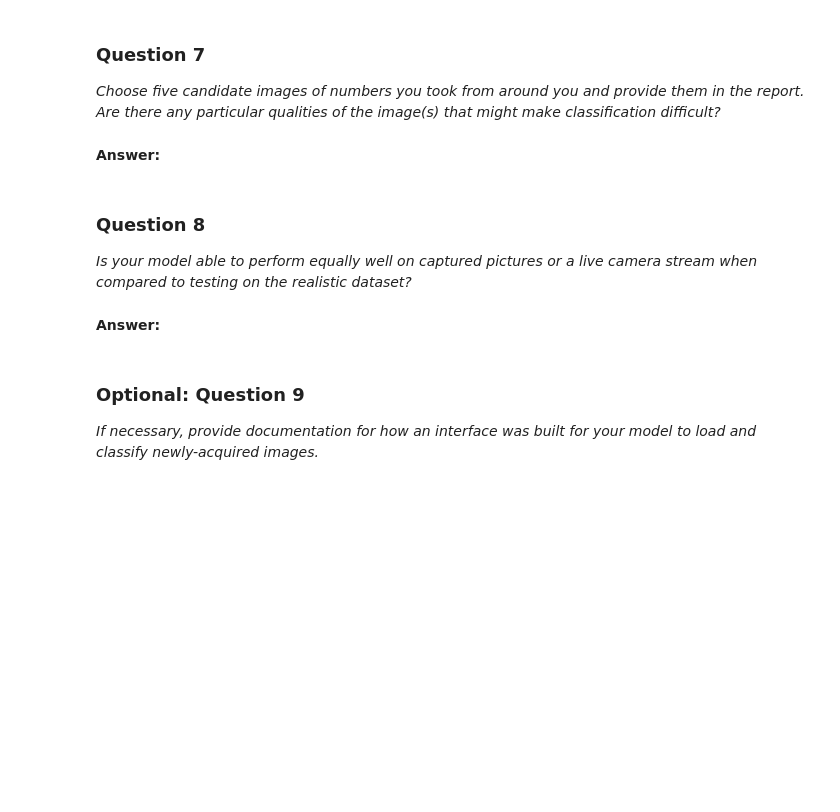
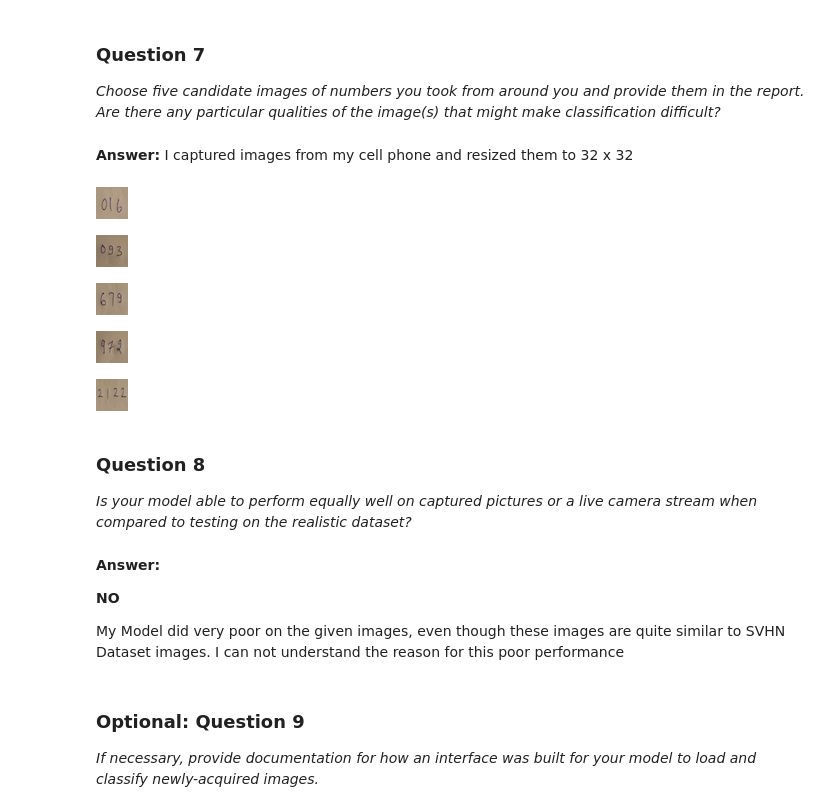
Before and after one commit to himanshubabal/Google-Street-View-House-Numbers, a Jupyter notebook: digit_recognition.ipynb, the cells around one changed output. Cells and saved outputs as stored; diff of their text form; code cells hidden in the pictures; blank space fills up the shorter version.

```diff
--- a/digit_recognition.ipynb
+++ b/digit_recognition.ipynb
@@ -80,13 +242,38 @@ Use the code cell (or multiple code cells, if necessary) to implement the first
 # %% [markdown]
 ### Question 7
 _Choose five candidate images of numbers you took from around you and provide them in the report. Are there any particular qualities of the image(s) that might make classification difficult?_
-# %% [markdown]
-**Answer:**
+# %% [markdown]
+**Answer:**
+I captured images from my cell phone and resized them to 32 x 32
+# %%
+Image.open('016_.jpg')
+# %% [output]
+[figure, added]
+# %%
+Image.open('093_.jpg')
+# %% [output]
+[figure, added]
+# %%
+Image.open('679_.jpg')
+# %% [output]
+[figure, added]
+# %%
+Image.open('972_.jpg')
+# %% [output]
+[figure, added]
+# %%
+Image.open('2122_.jpg')
+# %% [output]
+[figure, added]
 # %% [markdown]
 ### Question 8
 _Is your model able to perform equally well on captured pictures or a live camera stream when compared to testing on the realistic dataset?_
-# %% [markdown]
-**Answer:**
+# %% [markdown]
+**Answer:**
+
+**NO**
+
+My Model did very poor on the given images, even though these images are quite similar to SVHN Dataset images. I can not understand the reason for this poor performance
 # %% [markdown]
 ### Optional: Question 9
 _If necessary, provide documentation for how an interface was built for your model to load and classify newly-acquired images._
```
Also changed, not shown: parts of 32 cells of this notebook, 57 other files.
